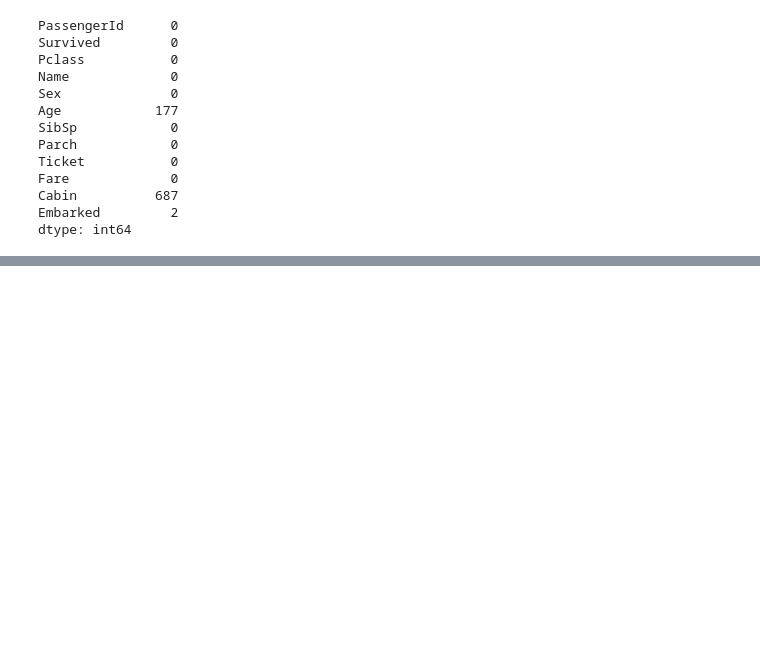
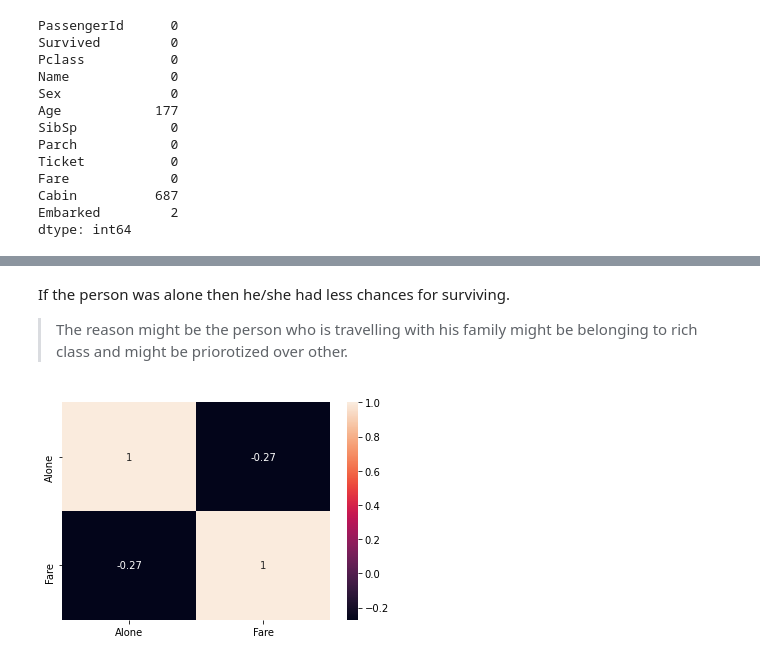
Before and after one commit to adithyaraajaraam/Python-and-Data-Analytics-ShapeAi, a Jupyter notebook: TitanicMathaiCharly.ipynb, the cells around one changed output, grey strips where cells are left out. Cells and saved outputs as stored; diff of their text form; code cells hidden in the pictures; blank space fills up the shorter version.

```diff
--- a/TitanicMathaiCharly.ipynb
+++ b/TitanicMathaiCharly.ipynb
@@ -199,0 +163,10 @@ X_train,X_test,y_train,y_test=train_test_split(X,y,test_size=0.25,random_state=4
+# %% [markdown]
+If the person was alone then he/she had less chances for surviving.
+
+> The reason might be the person who is travelling with his family might be belonging to rich class and might be priorotized over other.
+# %%
+corrMat = df[['Alone', 'Fare']].corr()
+sb.heatmap(corrMat, annot=True)
+plt.show()
+# %% [output]
+[figure, added]
```
Also changed, not shown: parts of 50 cells of this notebook.
